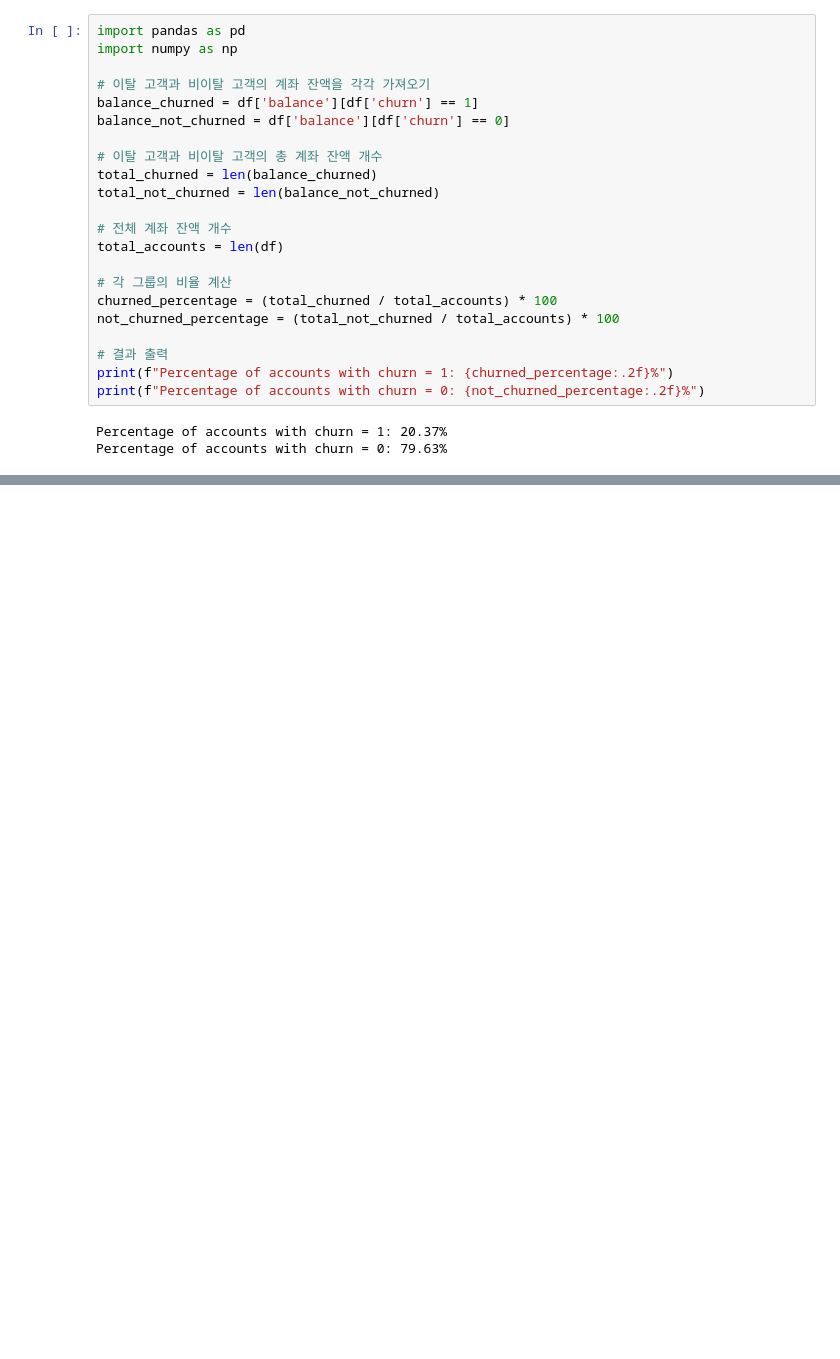
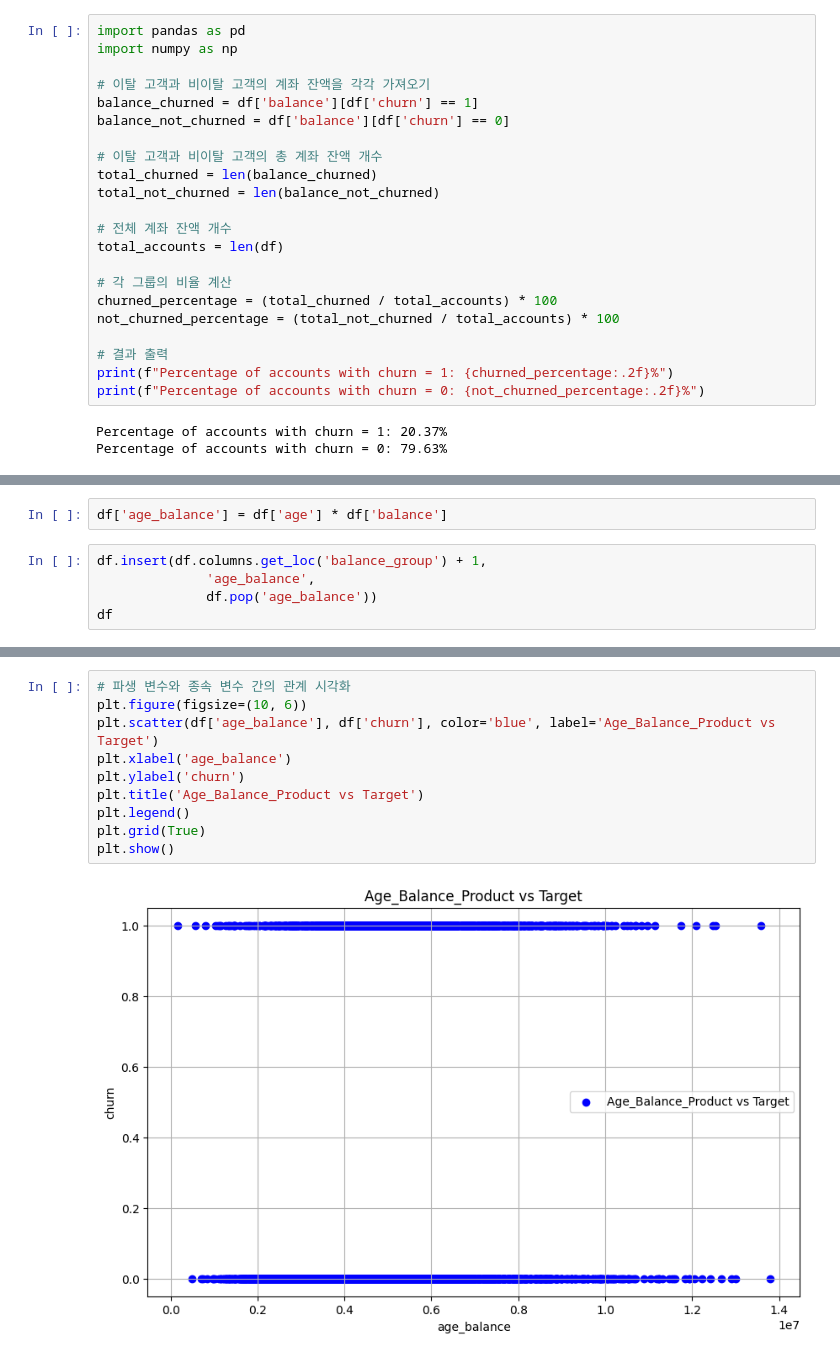
Before and after one commit to coconutkim/project_churn, a Jupyter notebook: data2.ipynb, the cells around one changed output, grey strips where cells are left out. Saved outputs shown, nothing was run; the diff lists cells and outputs as text; blank space fills up the shorter version.

```diff
--- a/data2.ipynb
+++ b/data2.ipynb
@@ -260,0 +336,7 @@ plt.show()
+# %%
+df['age_balance'] = df['age'] * df['balance']
+# %%
+df.insert(df.columns.get_loc('balance_group') + 1,
+              'age_balance',
+              df.pop('age_balance'))
+df
@@ -260,0 +357,12 @@ plt.show()
+# %%
+# 파생 변수와 종속 변수 간의 관계 시각화
+plt.figure(figsize=(10, 6))
+plt.scatter(df['age_balance'], df['churn'], color='blue', label='Age_Balance_Product vs Target')
+plt.xlabel('age_balance')
+plt.ylabel('churn')
+plt.title('Age_Balance_Product vs Target')
+plt.legend()
+plt.grid(True)
+plt.show()
+# %% [output]
+[figure, added]
```
Also changed, not shown: parts of 10 cells of this notebook.
